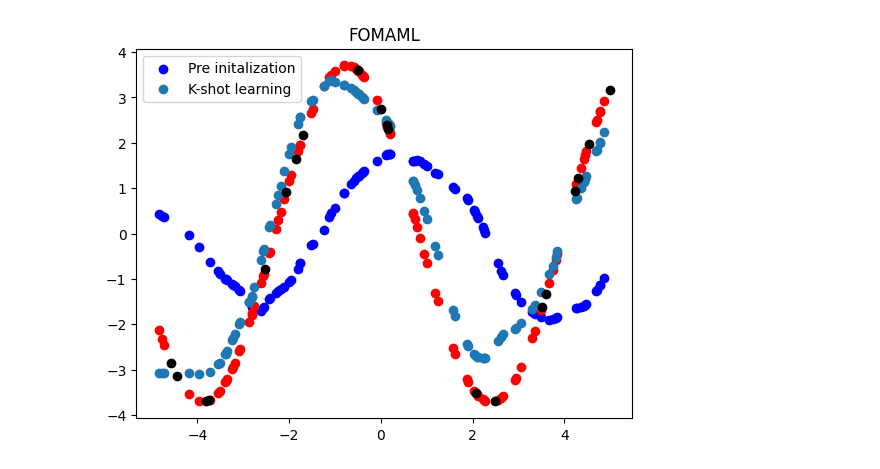
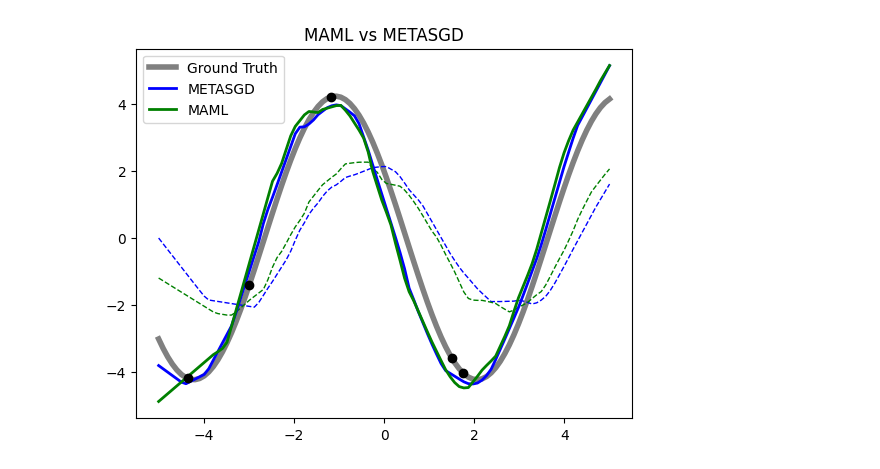
Before and after one commit to Zigolox/Meta-Learning-OptML-Project, a Jupyter notebook: Meta_functions (1).ipynb, the cells around one changed output. Saved outputs shown, nothing was run; the diff lists cells and outputs as text; code cells hidden in the pictures.

```diff
--- a/Meta_functions (1).ipynb
+++ b/Meta_functions (1).ipynb
@@ -280,3 +340,9 @@ disp_meta_test(model,model, nr_train, 100, TRAIN_KEY+201, TEST_KEY+201, inner_st
+# %%
+# plot META-SGD and MAML together
+disp_meta_test([pre_init_plt_metasgd, pre_init_plt_maml], gt_plt, [kshot_plt_metasgd, kshot_plt_maml],
+               scatter_points, n_train, legends=['METASGD', 'MAML'], title="MAML vs METASGD")
+# %% [output]
+[figure, added]
 # %%
 # FOMAML
 
@@ -301,7 +367,3 @@ carry = (dynamic_model, outer_opt_state)
 (dynamic_model, outer_opt_state), losses = lax.scan(scan_fun,carry,jnp.arange(epochs))
 
 model = eqx.combine(dynamic_model,static_model)
-# %%
-disp_meta_test(model,model, nr_train, 100, TRAIN_KEY+201, TEST_KEY+201, inner_step_FOMAML, inner_optim, inner_opt_state, batch_loss, title="FOMAML")
-# %% [output]
-[figure, removed]
```
Also changed, not shown: parts of 25 cells of this notebook.
